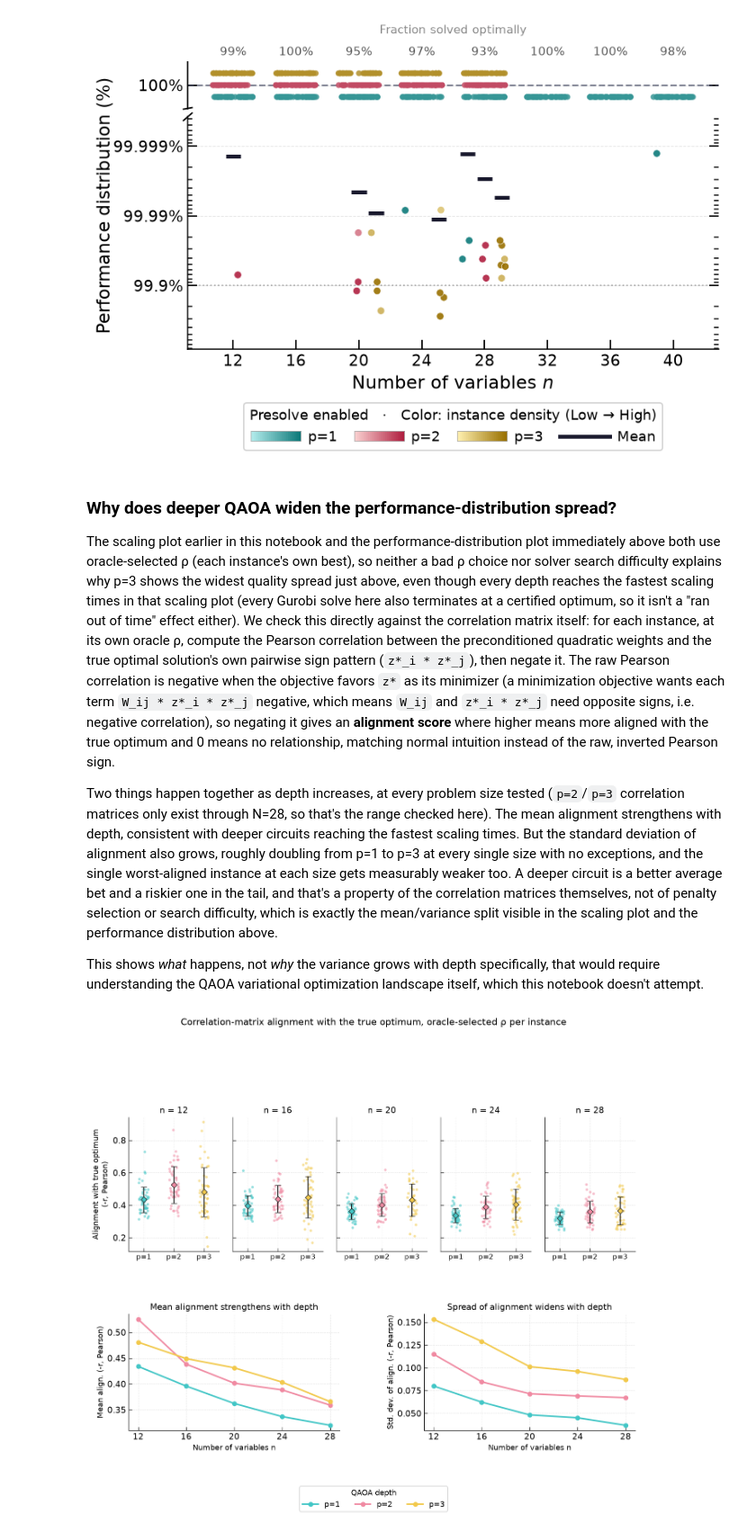
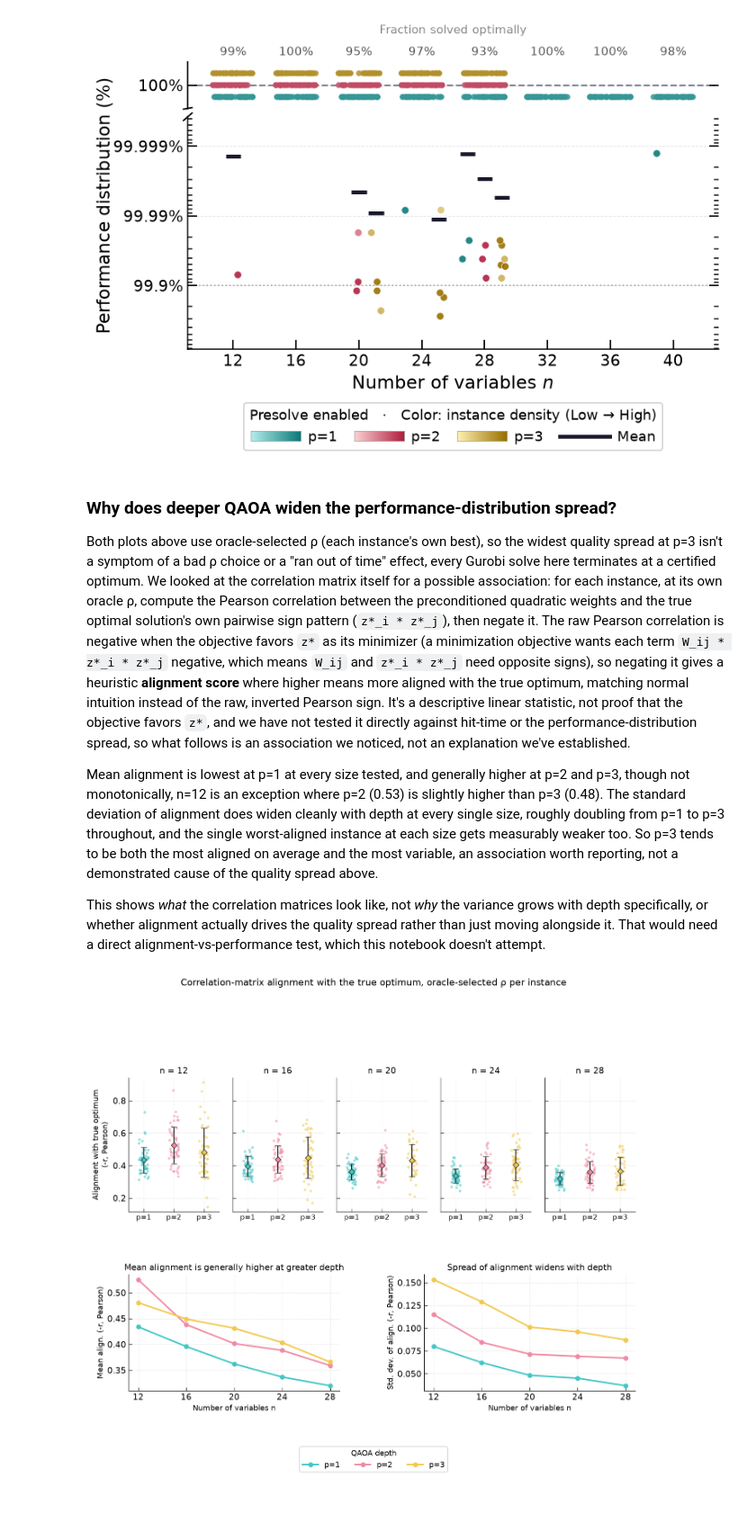
Before and after one commit to SECQUOIA/Quantum_Preconditioning_Constrained_Optimization, a Jupyter notebook: notebooks/analysis.ipynb, the cells around one changed output. Shown at 90% size. Drawn from its saved outputs; the diff is of its cells as text; code cells hidden in the pictures; blank space fills up the shorter version.

```diff
--- a/notebooks/analysis.ipynb
+++ b/notebooks/analysis.ipynb
@@ -446,38 +465,37 @@ plt.show()
 # %% [markdown]
 ### Why does deeper QAOA widen the performance-distribution spread?
 
-The scaling plot earlier in this notebook and the performance-distribution
-plot immediately above both use oracle-selected ρ (each instance's own
-best), so neither a bad ρ choice nor solver search difficulty explains why
-p=3 shows the widest quality spread just above, even though every depth
-reaches the fastest scaling times in that scaling plot (every Gurobi solve
-here also terminates at a certified optimum, so it isn't a "ran out of time"
-effect either). We check this directly against the correlation matrix
-itself: for each instance, at its own oracle ρ, compute the Pearson
-correlation between the preconditioned quadratic weights and the true
-optimal solution's own pairwise sign pattern (`z*_i * z*_j`), then negate it.
-The raw Pearson correlation is negative when the objective favors `z*` as its
-minimizer (a minimization objective wants each term `W_ij * z*_i * z*_j`
-negative, which means `W_ij` and `z*_i * z*_j` need opposite signs, i.e.
-negative correlation), so negating it gives an **alignment score** where
-higher means more aligned with the true optimum and 0 means no relationship,
-matching normal intuition instead of the raw, inverted Pearson sign.
+Both plots above use oracle-selected ρ (each instance's own best), so the
+widest quality spread at p=3 isn't a symptom of a bad ρ choice or a "ran out
+of time" effect, every Gurobi solve here terminates at a certified optimum.
+We looked at the correlation matrix itself for a possible association: for
+each instance, at its own oracle ρ, compute the Pearson correlation between
+the preconditioned quadratic weights and the true optimal solution's own
+pairwise sign pattern (`z*_i * z*_j`), then negate it. The raw Pearson
+correlation is negative when the objective favors `z*` as its minimizer (a
+minimization objective wants each term `W_ij * z*_i * z*_j` negative, which
+means `W_ij` and `z*_i * z*_j` need opposite signs), so negating it gives a
+heuristic **alignment score** where higher means more aligned with the true
+optimum, matching normal intuition instead of the raw, inverted Pearson
+sign. It's a descriptive linear statistic, not proof that the objective
+favors `z*`, and we have not tested it directly against hit-time or the
+performance-distribution spread, so what follows is an association we
+noticed, not an explanation we've established.
 
-Two things happen together as depth increases, at every problem size tested
-(`p=2`/`p=3` correlation matrices only exist through N=28, so that's the
-range checked here). The mean alignment strengthens with depth, consistent
-with deeper circuits reaching the fastest scaling times. But the standard
-deviation of alignment also grows, roughly doubling from p=1 to p=3 at every
-single size with no exceptions, and the single worst-aligned instance at each
-size gets measurably weaker too. A deeper circuit is a better average bet and
-a riskier one in the tail, and that's a property of the correlation matrices
-themselves, not of penalty selection or search difficulty, which is exactly
-the mean/variance split visible in the scaling plot and the performance
-distribution above.
+Mean alignment is lowest at p=1 at every size tested, and generally higher
+at p=2 and p=3, though not monotonically, n=12 is an exception where p=2
+(0.53) is slightly higher than p=3 (0.48). The standard deviation of
+alignment does widen cleanly with depth at every single size, roughly
+doubling from p=1 to p=3 throughout, and the single worst-aligned instance
+at each size gets measurably weaker too. So p=3 tends to be both the most
+aligned on average and the most variable, an association worth reporting,
+not a demonstrated cause of the quality spread above.
 
-This shows *what* happens, not *why* the variance grows with depth
-specifically, that would require understanding the QAOA variational
-optimization landscape itself, which this notebook doesn't attempt.
+This shows *what* the correlation matrices look like, not *why* the
+variance grows with depth specifically, or whether alignment actually
+drives the quality spread rather than just moving alongside it. That would
+need a direct alignment-vs-performance test, which this notebook doesn't
+attempt.
 # %%
 # p=2/p=3 correlation matrices only exist through N=28 (see scaling-plot
 # markdown above), so that's the range this check can cover.
@@ -577,7 +595,7 @@ for _p in _ps:
     _ax_std.plot(_sub["n"], _sub["std"], marker="o", markersize=6, linewidth=2.2, color=_COLORS[_p], label=f"p={_p}")
 
 for _ax, _title, _ylab in [
-    (_ax_mean, "Mean alignment strengthens with depth", "Mean align. (-r, Pearson)"),
+    (_ax_mean, "Mean alignment is generally higher at greater depth", "Mean align. (-r, Pearson)"),
     (_ax_std, "Spread of alignment widens with depth", "Std. dev. of align. (-r, Pearson)"),
 ]:
     _ax.set_xlabel("Number of variables n", fontsize=11)
@@ -590,31 +608,31 @@ for _ax, _title, _ylab in [
         _ax.spines[_side].set_visible(False)
 
 fig_align.suptitle(
     "Correlation-matrix alignment with the true optimum, oracle-selected ρ per instance",
     fontsize=13, y=1.02,
 )
 
 # Grow the figure to make room for the legend below the x-axis labels,
 # without shrinking the axes already laid out above (same technique used
 # for the PAR bar chart's legend earlier in this notebook).
 _top_in = fig_align.subplotpars.top * fig_align.get_figheight()
 _bottom_in = fig_align.subplotpars.bottom * fig_align.get_figheight()
 _extra_height_in = 0.7
 _new_height = fig_align.get_figheight() + _extra_height_in
 fig_align.set_size_inches(fig_align.get_figwidth(), _new_height, forward=True)
 fig_align.subplots_adjust(
     top=1 - (fig_align.get_figheight() - _top_in) / fig_align.get_figheight(),
     bottom=(_bottom_in + _extra_height_in) / fig_align.get_figheight(),
 )
 
 _handles, _labels = _ax_mean.get_legend_handles_labels()
 fig_align.legend(
     _handles, _labels, loc="lower center", ncol=3, bbox_to_anchor=(0.5, 0.0),
     frameon=True, framealpha=0.9, edgecolor="#CCCCCC", fontsize=11,
     title="QAOA depth", title_fontsize=11,
 )
 
 fig_align.savefig(REPO_ROOT / "figures" / "Correlation_Alignment_By_Depth.png", dpi=150, bbox_inches="tight")
 plt.show()
 # %% [output]
-[figure, old version]
+[figure, new version]
```
Also changed, not shown: parts of 3 cells of this notebook, 3 other files.
